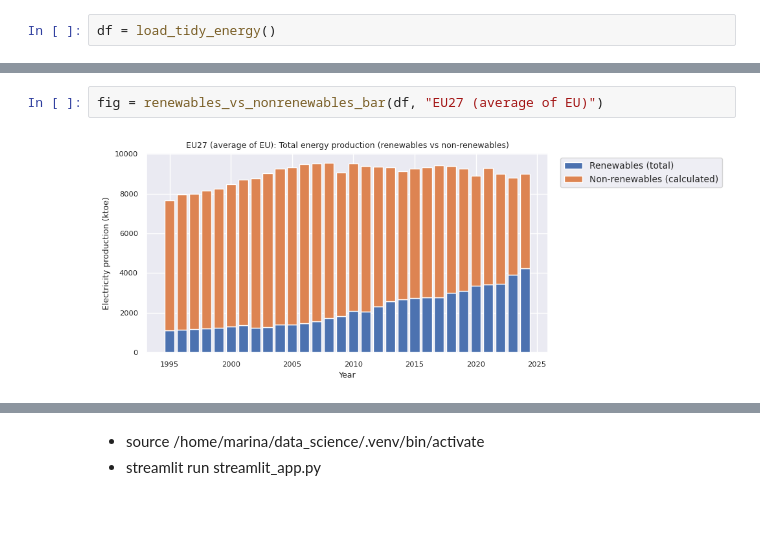
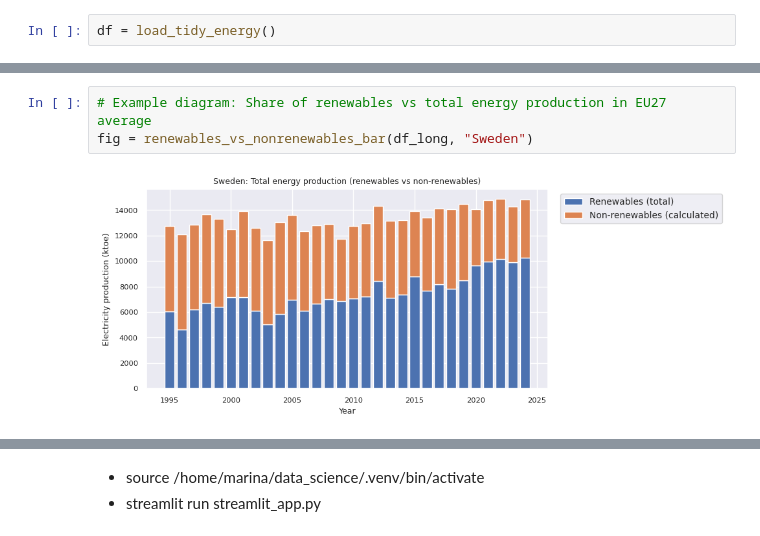
Before and after one commit to MarinaNakamura-blip/energy_project, a Jupyter notebook: tidy_data.ipynb, the cells around one changed output, grey strips where cells are left out. Saved outputs shown, nothing was run; the diff lists cells and outputs as text.

```diff
--- a/tidy_data.ipynb
+++ b/tidy_data.ipynb
@@ -198,7 +202,8 @@ fig = renewables_over_time(filtered, "Renewables (total)")
 # %% [output]
 [figure]
 # %%
-fig = renewables_vs_nonrenewables_bar(df, "EU27 (average of EU)")
+# Example diagram: Share of renewables vs total energy production in EU27 average
+fig = renewables_vs_nonrenewables_bar(df_long, "Sweden")
 # %% [output]
-[figure, old version]
+[figure, new version]
 # %%
```
Also changed, not shown: parts of 9 cells of this notebook, 3 other files.
